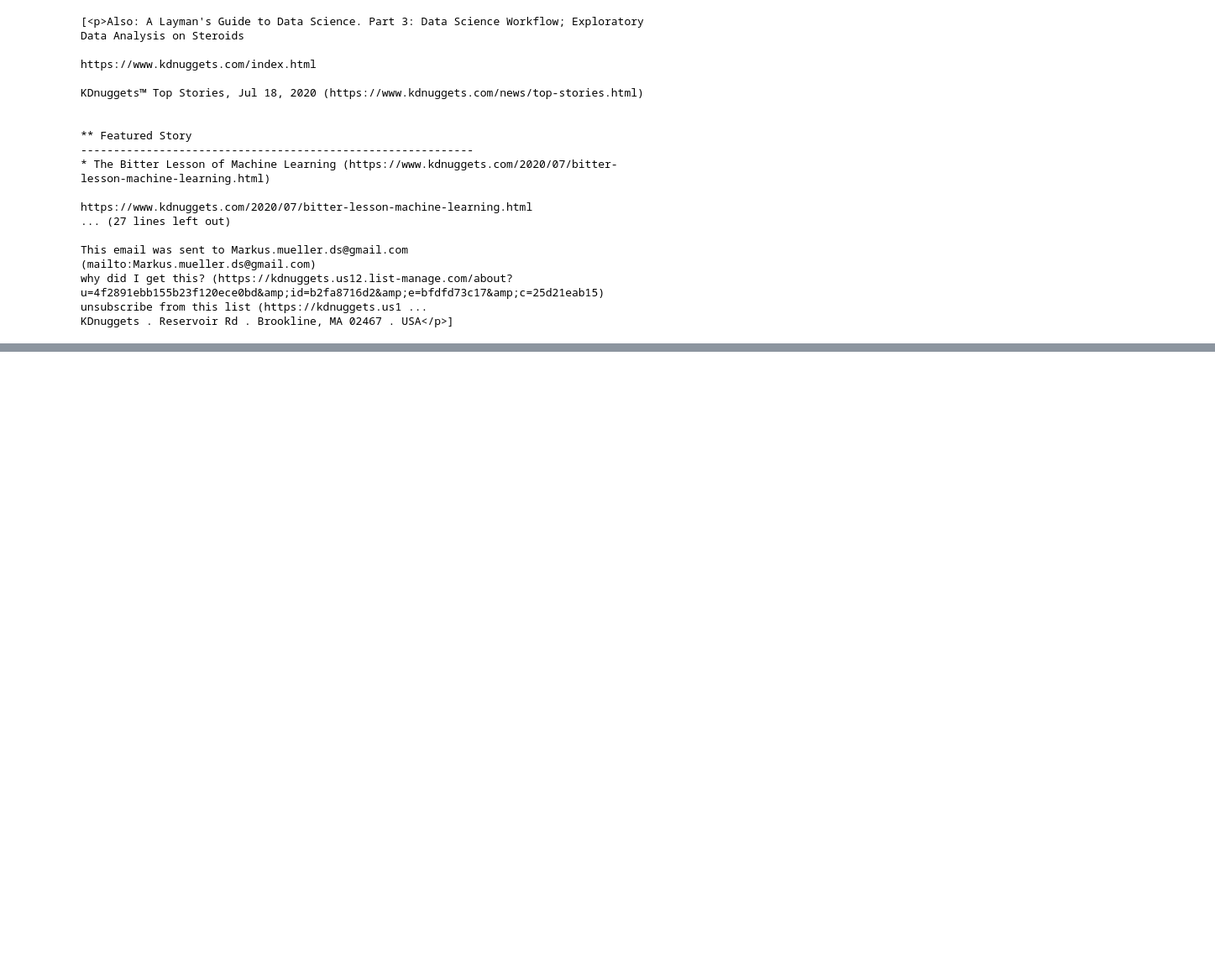
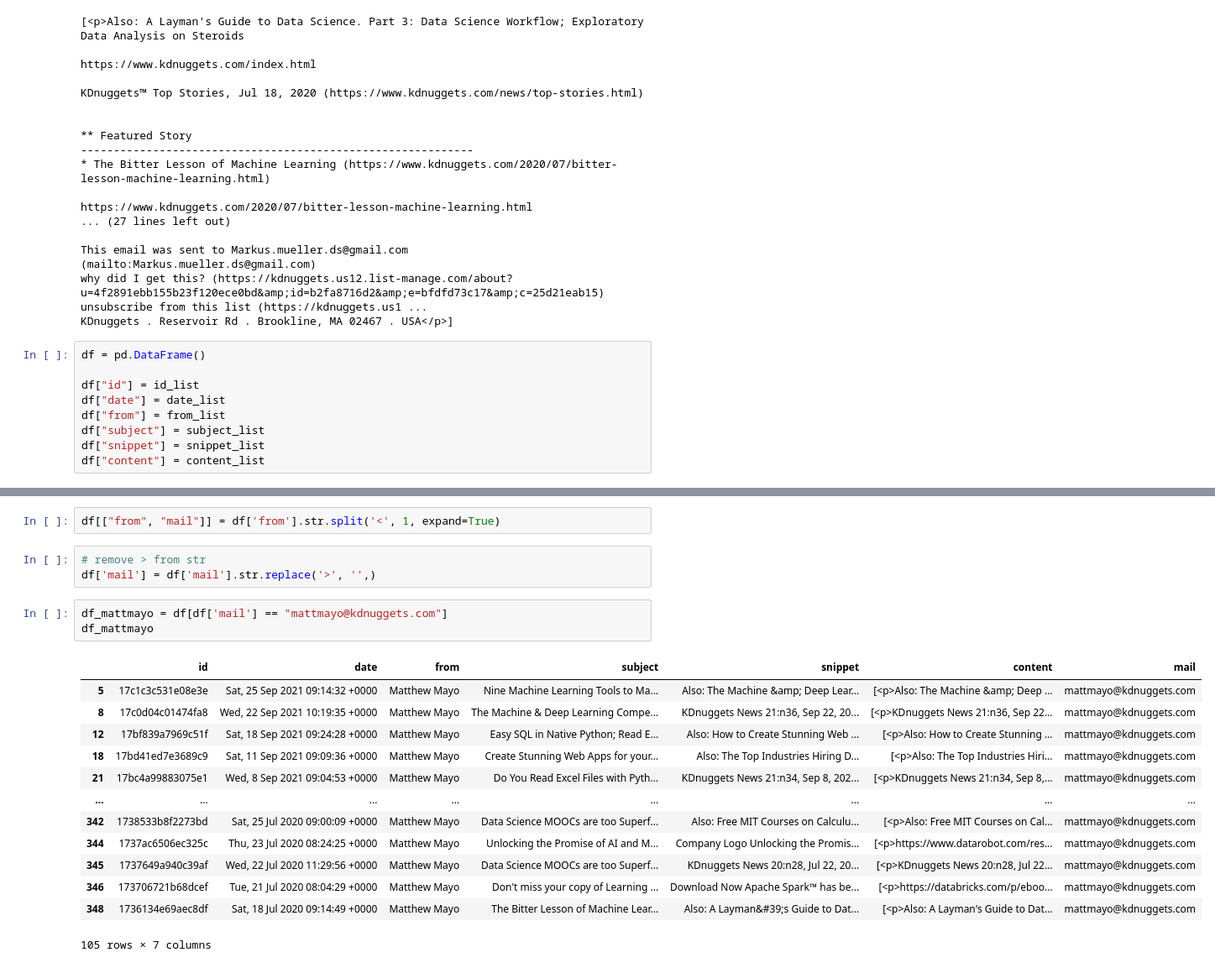
Before and after one commit to MarkusMueller-DS/Content-DB, a Jupyter notebook: notebooks/Gmail_API_Exploration.ipynb, the cells around one changed output, grey strips where cells are left out. Shown at 84% size. Saved outputs shown, nothing was run; the diff lists cells and outputs as text; blank space fills up the shorter version.

Commit message:
more data for kdnuggets

```diff
--- a/notebooks/Gmail_API_Exploration.ipynb
+++ b/notebooks/Gmail_API_Exploration.ipynb
@@ -554,3 +555,12 @@ https://www.kdnuggets.com/2020/07/bitter-lesson-machine-learning.html
 This email was sent to Markus.mueller.ds@gmail.com (mailto:Markus.mueller.ds@gmail.com)
 why did I get this? (https://kdnuggets.us12.list-manage.com/about?u=4f2891ebb155b23f120ece0bd&amp;id=b2fa8716d2&amp;e=bfdfd73c17&amp;c=25d21eab15)     unsubscribe from this list (https://kdnuggets.us1 ...
 KDnuggets . Reservoir Rd . Brookline, MA 02467 . USA</p>]
+# %%
+df = pd.DataFrame()
+
+df["id"] = id_list
+df["date"] = date_list
+df["from"] = from_list
+df["subject"] = subject_list
+df["snippet"] = snippet_list
+df["content"] = content_list
@@ -556,0 +633,22 @@ KDnuggets . Reservoir Rd . Brookline, MA 02467 . USA</p>]
+# %%
+df[["from", "mail"]] = df['from'].str.split('<', 1, expand=True)
+# %%
+# remove > from str
+df['mail'] = df['mail'].str.replace('>', '',)
+# %%
+df_mattmayo = df[df['mail'] == "mattmayo@kdnuggets.com"]
+df_mattmayo
+# %% [output]
+|  | id | date | from | subject | snippet | content | mail |
+| 5 | 17c1c3c531e08e3e | Sat, 25 Sep 2021 09:14:32 +0000 | Matthew Mayo | Nine Machine Learning Tools to Ma... | Also: The Machine &amp; Deep Lear... | [<p>Also: The Machine &amp; Deep ... | mattmayo@kdnuggets.com |
+| 8 | 17c0d04c01474fa8 | Wed, 22 Sep 2021 10:19:35 +0000 | Matthew Mayo | The Machine & Deep Learning Compe... | KDnuggets News 21:n36, Sep 22, 20... | [<p>KDnuggets News 21:n36, Sep 22... | mattmayo@kdnuggets.com |
+| 12 | 17bf839a7969c51f | Sat, 18 Sep 2021 09:24:28 +0000 | Matthew Mayo | Easy SQL in Native Python; Read E... | Also: How to Create Stunning Web ... | [<p>Also: How to Create Stunning ... | mattmayo@kdnuggets.com |
+| 18 | 17bd41ed7e3689c9 | Sat, 11 Sep 2021 09:09:36 +0000 | Matthew Mayo | Create Stunning Web Apps for your... | Also: The Top Industries Hiring D... | [<p>Also: The Top Industries Hiri... | mattmayo@kdnuggets.com |
+| 21 | 17bc4a99883075e1 | Wed, 8 Sep 2021 09:04:53 +0000 | Matthew Mayo | Do You Read Excel Files with Pyth... | KDnuggets News 21:n34, Sep 8, 202... | [<p>KDnuggets News 21:n34, Sep 8,... | mattmayo@kdnuggets.com |
+| ... | ... | ... | ... | ... | ... | ... | ... |
+| 342 | 1738533b8f2273bd | Sat, 25 Jul 2020 09:00:09 +0000 | Matthew Mayo | Data Science MOOCs are too Superf... | Also: Free MIT Courses on Calculu... | [<p>Also: Free MIT Courses on Cal... | mattmayo@kdnuggets.com |
+| 344 | 1737ac6506ec325c | Thu, 23 Jul 2020 08:24:25 +0000 | Matthew Mayo | Unlocking the Promise of AI and M... | Company Logo Unlocking the Promis... | [<p>https://www.datarobot.com/res... | mattmayo@kdnuggets.com |
+| 345 | 1737649a940c39af | Wed, 22 Jul 2020 11:29:56 +0000 | Matthew Mayo | Data Science MOOCs are too Superf... | KDnuggets News 20:n28, Jul 22, 20... | [<p>KDnuggets News 20:n28, Jul 22... | mattmayo@kdnuggets.com |
+| 346 | 173706721b68dcef | Tue, 21 Jul 2020 08:04:29 +0000 | Matthew Mayo | Don't miss your copy of Learning ... | Download Now Apache Spark™ has be... | [<p>https://databricks.com/p/eboo... | mattmayo@kdnuggets.com |
+| 348 | 1736134e69aec8df | Sat, 18 Jul 2020 09:14:49 +0000 | Matthew Mayo | The Bitter Lesson of Machine Lear... | Also: A Layman&#39;s Guide to Dat... | [<p>Also: A Layman's Guide to Dat... | mattmayo@kdnuggets.com |
+105 rows × 7 columns
```
Also changed, not shown: parts of 23 cells of this notebook, 1 other file.
